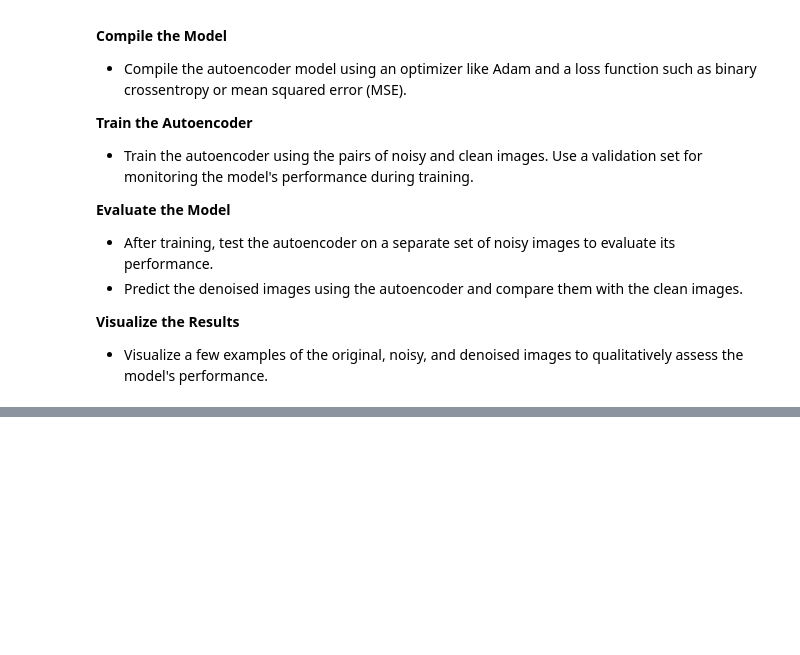
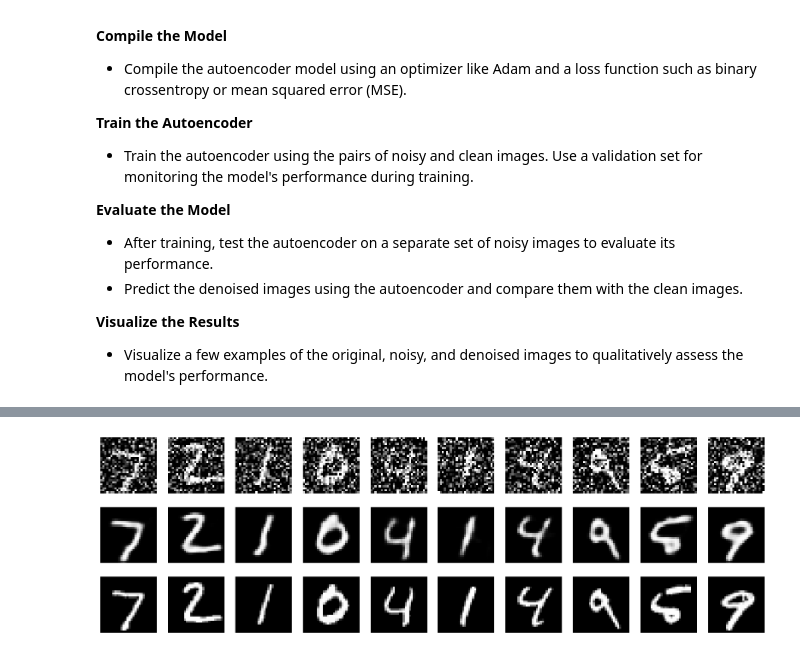
Before and after one commit to LaboratoryPatternRecognition/MachineLearningS, a Jupyter notebook: _sources/ML/FeatureReduction/Autoencoders1.ipynb, the cells around one changed output, grey strips where cells are left out. Drawn from its saved outputs; the diff is of its cells as text; code cells hidden in the pictures; blank space fills up the shorter version.

```diff
--- a/_sources/ML/FeatureReduction/Autoencoders1.ipynb
+++ b/_sources/ML/FeatureReduction/Autoencoders1.ipynb
@@ -438,0 +1708,84 @@ The loss function used for training is typically the Mean Squared Error (MSE) or
+# %%
+import numpy as np
+import tensorflow as tf
+from tensorflow.keras.layers import Conv2D, MaxPooling2D, UpSampling2D, Input
+from tensorflow.keras.models import Model
+import matplotlib.pyplot as plt
+
+# Load the MNIST dataset from a local .npz file
+mnist_data = np.load('mnist.npz')
+
+# Extract the training and test sets
+x_train = mnist_data['x_train']
+x_test = mnist_data['x_test']
+
+# Normalize and reshape the data to fit the model (adding a channel dimension)
+x_train = x_train.astype('float32') / 255.0
+x_test = x_test.astype('float32') / 255.0
+x_train = np.expand_dims(x_train, axis=-1)
+x_test = np.expand_dims(x_test, axis=-1)
+
+input_shape = x_train.shape[1:]
+
+# Add random noise to the images
+noise_factor = 0.5
+x_train_noisy = x_train + noise_factor * np.random.normal(loc=0.0, scale=1.0, size=x_train.shape)
+x_test_noisy = x_test + noise_factor * np.random.normal(loc=0.0, scale=1.0, size=x_test.shape)
+
+# Clip the values to be in the range [0, 1]
+x_train_noisy = np.clip(x_train_noisy, 0.0, 1.0)
+x_test_noisy = np.clip(x_test_noisy, 0.0, 1.0)
+
+# Build the Encoder
+input_img = Input(shape=input_shape)
+x = Conv2D(32, (3, 3), activation='relu', padding='same')(input_img)
+x = MaxPooling2D((2, 2), padding='same')(x)
+x = Conv2D(64, (3, 3), activation='relu', padding='same')(x)
+x = MaxPooling2D((2, 2), padding='same')(x)
+
+# Latent space
+encoded = Conv2D(128, (3, 3), activation='relu', padding='same')(x)
+
+# Build the Decoder
+x = Conv2D(128, (3, 3), activation='relu', padding='same')(encoded)
+x = UpSampling2D((2, 2))(x)
+x = Conv2D(64, (3, 3), activation='relu', padding='same')(x)
+x = UpSampling2D((2, 2))(x)
+decoded = Conv2D(1, (3, 3), activation='sigmoid', padding='same')(x)
+
+# Define the autoencoder model
+autoencoder = Model(input_img, decoded)
+
+# Compile the model
+autoencoder.compile(optimizer='adam', loss='binary_crossentropy')
+
+# Train the autoencoder
+epochs = 1
+batch_size = 128
+
+autoencoder.fit(x_train_noisy, x_train, epochs=epochs, batch_size=batch_size, shuffle=True, validation_data=(x_test_noisy, x_test))
+
+# Encode and decode some digits from the test set
+decoded_imgs = autoencoder.predict(x_test_noisy)
+
+# Display original noisy and reconstructed images
+n = 10  # Number of images to display
+plt.figure(figsize=(20, 6))
+for i in range(n):
+    # Display original noisy image
+    ax = plt.subplot(3, n, i + 1)
+    plt.imshow(x_test_noisy[i].reshape(28, 28), cmap='gray')
+    plt.axis('off')
+
+    # Display reconstruction
+    ax = plt.subplot(3, n, i + 1 + n)
+    plt.imshow(decoded_imgs[i].reshape(28, 28), cmap='gray')
+    plt.axis('off')
+
+    # Display original clean image for comparison
+    ax = plt.subplot(3, n, i + 1 + 2 * n)
+    plt.imshow(x_test[i].reshape(28, 28), cmap='gray')
+    plt.axis('off')
+
+plt.show()
+# %% [output]
@@ -438,0 +1794 @@ The loss function used for training is typically the Mean Squared Error (MSE) or
+[figure, added]
```
Also changed, not shown: parts of 29 cells of this notebook, 56 other files.
